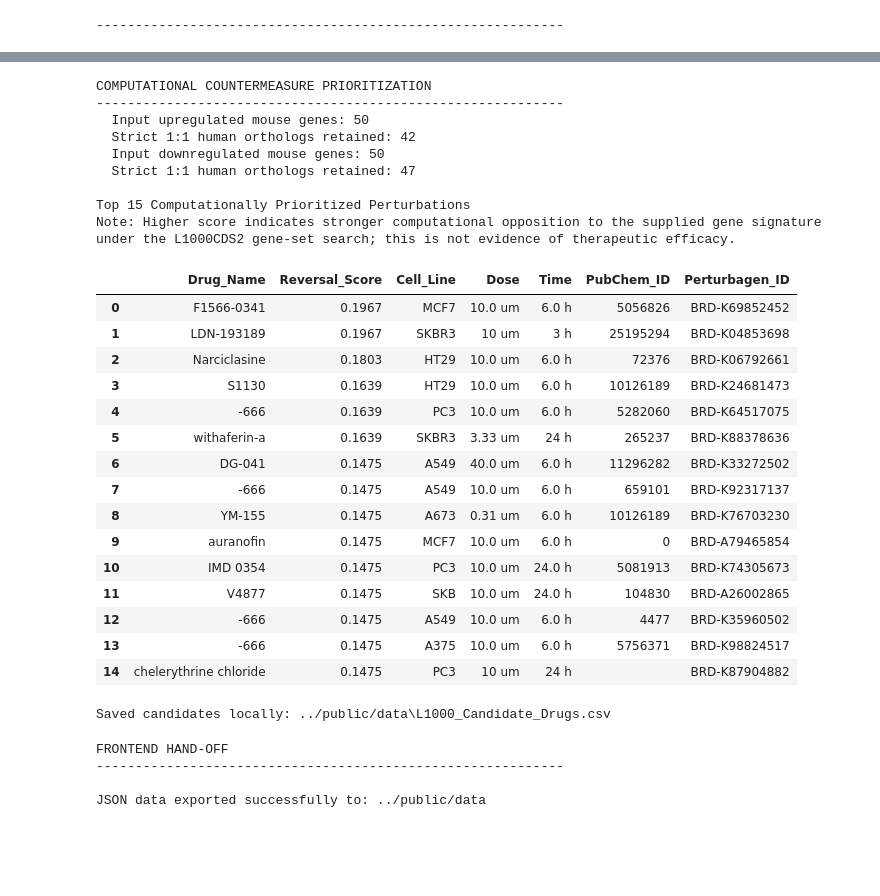
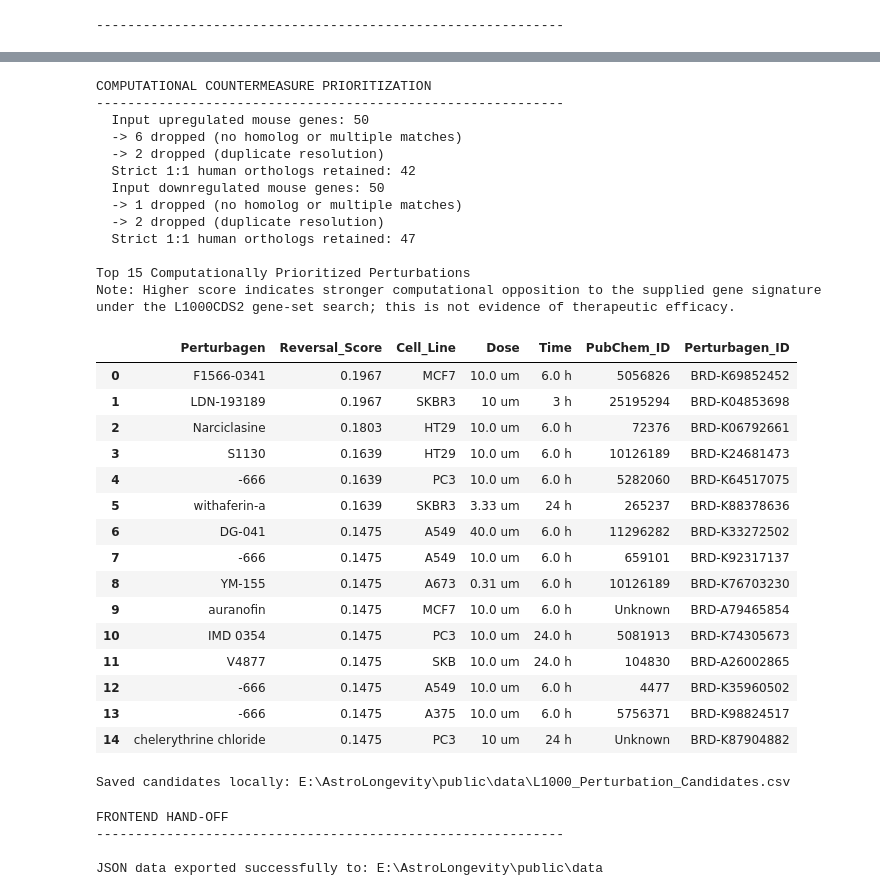
Before and after one commit to labonysur-cloud/AstroLongevity, a Jupyter notebook: notebooks/AstroLongevity_Data_Pipeline.ipynb, the cells around one changed output, grey strips where cells are left out. Saved outputs shown, nothing was run; the diff lists cells and outputs as text; code cells hidden in the pictures; blank space fills up the shorter version.

Commit message:
Final V4 Audit fixes: Provenance caching hashes, full CSV parsing, PubChem ID sanitization bugfix, robust memory benchmarking, and renaming outputs to Perturbagen

```diff
--- a/notebooks/AstroLongevity_Data_Pipeline.ipynb
+++ b/notebooks/AstroLongevity_Data_Pipeline.ipynb
@@ -30,7 +30,8 @@ logger = logging.getLogger(__name__)
 
 
 LOCAL_CACHE = "nasa_data"
-OUTPUT_DIR = "../public/data"
+from pathlib import Path
+OUTPUT_DIR = str((Path.cwd().resolve().parent / "public" / "data").resolve())
 os.makedirs(OUTPUT_DIR, exist_ok=True)
 os.makedirs(LOCAL_CACHE, exist_ok=True)
 # %%
@@ -111,8 +112,11 @@ def download_study_file(osd_id, file_list):
         if os.path.exists(save_path):
             try:
                 # Verify file integrity by attempting to read it
-                pd.read_csv(save_path, nrows=5)
-                logger.info(f"Using valid cached file: {target_file}")
+                pd.read_csv(save_path, low_memory=False) # Full parse to ensure integrity
+                import hashlib
+                sha256_hash = hashlib.sha256(open(save_path, "rb").read()).hexdigest()
+                logger.info(f"SHA256: {sha256_hash}")
+                logger.info(f"Using fully verified cached file: {target_file}")
             except Exception:
                 logger.warning(f"Corrupted cache detected for {target_file}. Deleting and redownloading.")
                 os.remove(save_path)
@@ -670,6 +674,8 @@ def map_mouse_to_human(mouse_symbols, label):
                     df_map.to_csv(map_path, mode='a', header=hdr, index=False)
 
                     print(f"  Input {label} mouse genes: {len(mouse_symbols)}")
+                    print(f"  -> {len(mouse_symbols) - len(mapping)} dropped (no homolog or multiple matches)")
+                    print(f"  -> {len(mapping) - len(df_map)} dropped (duplicate resolution)")
                     print(f"  Strict 1:1 human orthologs retained: {len(df_map)}")
                     return df_map['Human_Symbol'].tolist()
 
@@ -707,37 +713,41 @@ for entry in api_data.get("topMeta", []):
 
     candidates.append({
 
-        "Drug_Name": entry.get("pert_desc", "Unknown"),
+        "Perturbagen": entry.get("pert_desc", "Unknown"),
         "Reversal_Score": round(entry.get("score", 0), 4),
         "Cell_Line": entry.get("cell_id", ""),
         "Dose": f"{entry.get('pert_dose', '')} {entry.get('pert_dose_unit', '')}",
         "Time": f"{entry.get('pert_time', '')} {entry.get('pert_time_unit', '')}",
-        "PubChem_ID": entry.get("pubchem_id", ""),
+        "PubChem_ID": pubchem,
         "Perturbagen_ID": entry.get("pert_id", "")
     })
 
 df_drugs = pd.DataFrame(candidates)
 if not df_drugs.empty:
     df_drugs = df_drugs.sort_values("Reversal_Score", ascending=False).drop_duplicates(subset=["Perturbagen_ID"]).reset_index(drop=True)
     print("\nTop 15 Computationally Prioritized Perturbations")
     print("Note: Higher score indicates stronger computational opposition to the supplied gene signature under the L1000CDS2 gene-set search; this is not evidence of therapeutic efficacy.")
     display(df_drugs.head(15))
-    drug_path = os.path.join(OUTPUT_DIR, "L1000_Candidate_Drugs.csv")
+    drug_path = os.path.join(OUTPUT_DIR, "L1000_Perturbation_Candidates.csv")
     df_drugs.to_csv(drug_path, index=False)
     print(f"\nSaved candidates locally: {drug_path}")
 else:
     print("\nNo drugs returned from L1000CDS2 API.")
 # %% [output]
 COMPUTATIONAL COUNTERMEASURE PRIORITIZATION
 ------------------------------------------------------------
   Input upregulated mouse genes: 50
+  -> 6 dropped (no homolog or multiple matches)
+  -> 2 dropped (duplicate resolution)
   Strict 1:1 human orthologs retained: 42
   Input downregulated mouse genes: 50
+  -> 1 dropped (no homolog or multiple matches)
+  -> 2 dropped (duplicate resolution)
   Strict 1:1 human orthologs retained: 47
 
 Top 15 Computationally Prioritized Perturbations
 Note: Higher score indicates stronger computational opposition to the supplied gene signature under the L1000CDS2 gene-set search; this is not evidence of therapeutic efficacy.
-|  | Drug_Name | Reversal_Score | Cell_Line | Dose | Time | PubChem_ID | Perturbagen_ID |
+|  | Perturbagen | Reversal_Score | Cell_Line | Dose | Time | PubChem_ID | Perturbagen_ID |
 | 0 | F1566-0341 | 0.1967 | MCF7 | 10.0 um | 6.0 h | 5056826 | BRD-K69852452 |
 | 1 | LDN-193189 | 0.1967 | SKBR3 | 10 um | 3 h | 25195294 | BRD-K04853698 |
 | 2 | Narciclasine | 0.1803 | HT29 | 10.0 um | 6.0 h | 72376 | BRD-K06792661 |
@@ -747,13 +757,13 @@ Note: Higher score indicates stronger computational opposition to the supplied g
 | 6 | DG-041 | 0.1475 | A549 | 40.0 um | 6.0 h | 11296282 | BRD-K33272502 |
 | 7 | -666 | 0.1475 | A549 | 10.0 um | 6.0 h | 659101 | BRD-K92317137 |
 | 8 | YM-155 | 0.1475 | A673 | 0.31 um | 6.0 h | 10126189 | BRD-K76703230 |
-| 9 | auranofin | 0.1475 | MCF7 | 10.0 um | 6.0 h | 0 | BRD-A79465854 |
+| 9 | auranofin | 0.1475 | MCF7 | 10.0 um | 6.0 h | Unknown | BRD-A79465854 |
 | 10 | IMD 0354 | 0.1475 | PC3 | 10.0 um | 24.0 h | 5081913 | BRD-K74305673 |
 | 11 | V4877 | 0.1475 | SKB | 10.0 um | 24.0 h | 104830 | BRD-A26002865 |
 | 12 | -666 | 0.1475 | A549 | 10.0 um | 6.0 h | 4477 | BRD-K35960502 |
 | 13 | -666 | 0.1475 | A375 | 10.0 um | 6.0 h | 5756371 | BRD-K98824517 |
-| 14 | chelerythrine chloride | 0.1475 | PC3 | 10 um | 24 h |  | BRD-K87904882 |
+| 14 | chelerythrine chloride | 0.1475 | PC3 | 10 um | 24 h | Unknown | BRD-K87904882 |
-Saved candidates locally: ../public/data\L1000_Candidate_Drugs.csv
+Saved candidates locally: E:\AstroLongevity\public\data\L1000_Perturbation_Candidates.csv
 # %%
 # Cell 9: Frontend Data Export
 #
@@ -775,7 +785,7 @@ try:
     if 'df_bench_results' in locals():
         df_bench_results.to_json(os.path.join(OUTPUT_DIR, "benchmark_stats.json"), orient="records")
     if 'df_drugs' in locals():
-        df_drugs.to_json(os.path.join(OUTPUT_DIR, "l1000_drug_candidates.json"), orient="records")
+        df_drugs.to_json(os.path.join(OUTPUT_DIR, "l1000_perturbation_candidates.json"), orient="records")
 
     # Save raw API provenance
     if 'payload' in locals():
@@ -788,19 +798,19 @@ try:
     # Save Pipeline Metadata
     import sys
     import platform
-    import pkg_resources
+    from importlib.metadata import version
 
     metadata = {
         "environment": "Local Benchmark",
         "platform": platform.platform(),
         "python_version": sys.version,
         "packages": {
-            "pandas": pkg_resources.get_distribution("pandas").version,
-            "numpy": pkg_resources.get_distribution("numpy").version,
-            "scikit-learn": pkg_resources.get_distribution("scikit-learn").version,
-            "requests": pkg_resources.get_distribution("requests").version
+            "pandas": version("pandas"),
+            "numpy": version("numpy"),
+            "scikit-learn": version("scikit-learn"),
+            "requests": version("requests")
         },
-        "l1000_db_version": "latest (pinned to execution timestamp)",
+        "l1000_db_version": "latest",
     }
     with open(os.path.join(OUTPUT_DIR, "pipeline_metadata.json"), "w") as f:
         json.dump(metadata, f, indent=2)
@@ -812,4 +822,4 @@ except Exception as e:
 FRONTEND HAND-OFF
 ------------------------------------------------------------
 
-JSON data exported successfully to: ../public/data
+JSON data exported successfully to: E:\AstroLongevity\public\data
```
Also changed, not shown: parts of 4 cells of this notebook, 9 other files.
